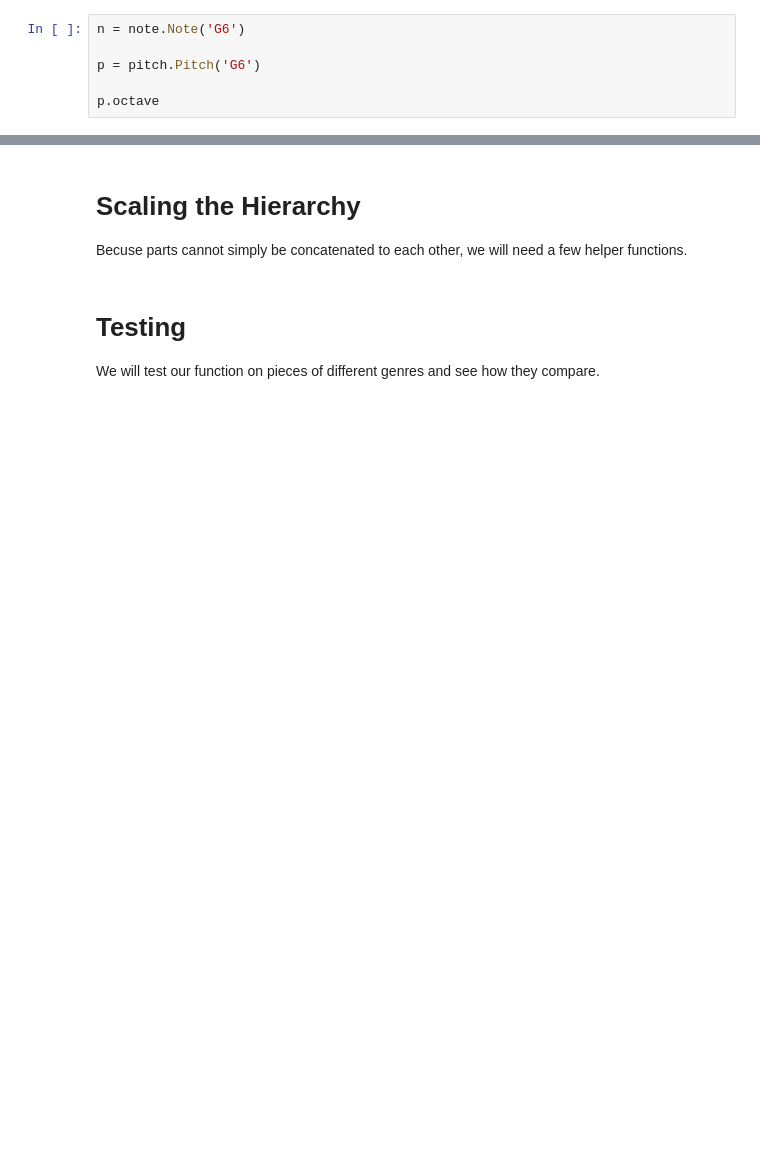
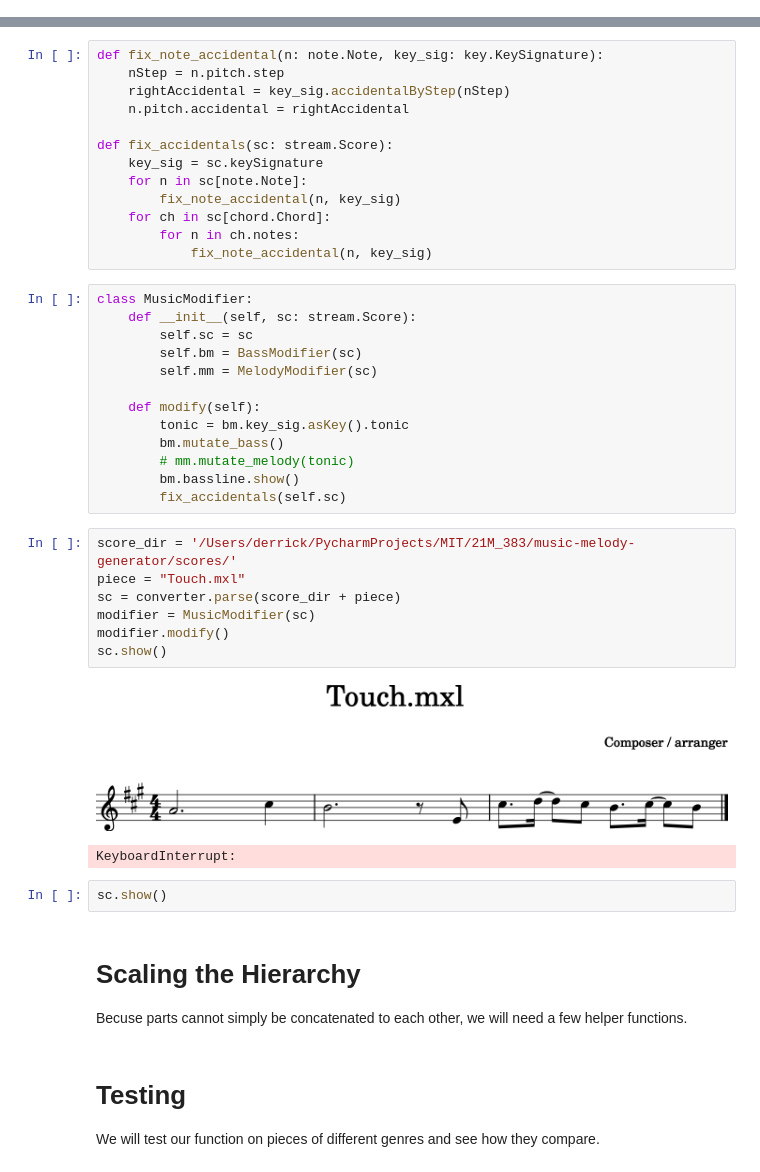
Before and after one commit to DA72p/music-melody-generator, a Jupyter notebook: final-project-v4-random-chords.ipynb, the cells around one changed output, grey strips where cells are left out. Saved outputs shown, nothing was run; the diff lists cells and outputs as text; blank space fills up the shorter version.

```diff
--- a/final-project-v4-random-chords.ipynb
+++ b/final-project-v4-random-chords.ipynb
@@ -181,6 +0,0 @@ melody.show('midi')
-# %%
-n = note.Note('G6')
-
-p = pitch.Pitch('G6')
-
-p.octave
@@ -215,3 +353,41 @@ def rand_chords(melody: stream.Part(), tonic: pitch.Pitch, is_above=False, chord
+# %%
+def fix_note_accidental(n: note.Note, key_sig: key.KeySignature):
+    nStep = n.pitch.step
+    rightAccidental = key_sig.accidentalByStep(nStep)
+    n.pitch.accidental = rightAccidental
+
+def fix_accidentals(sc: stream.Score):
+    key_sig = sc.keySignature
+    for n in sc[note.Note]:
+        fix_note_accidental(n, key_sig)
+    for ch in sc[chord.Chord]:
+        for n in ch.notes:
+            fix_note_accidental(n, key_sig)
+# %%
+class MusicModifier:
+    def __init__(self, sc: stream.Score):
+        self.sc = sc
+        self.bm = BassModifier(sc)
+        self.mm = MelodyModifier(sc)
+
+    def modify(self):
+        tonic = bm.key_sig.asKey().tonic
+        bm.mutate_bass()
+        # mm.mutate_melody(tonic)
+        bm.bassline.show()
+        fix_accidentals(self.sc)
+# %%
+score_dir = '/Users/derrick/PycharmProjects/MIT/21M_383/music-melody-generator/scores/'
+piece = "Touch.mxl"
+sc = converter.parse(score_dir + piece)
+modifier = MusicModifier(sc)
+modifier.modify()
+sc.show()
+# %% [output]
+[figure, added]
+KeyboardInterrupt:
+# %%
+sc.show()
 # %% [markdown]
 # Scaling the Hierarchy
 
```
Also changed, not shown: parts of 24 cells of this notebook, 12 other files.
